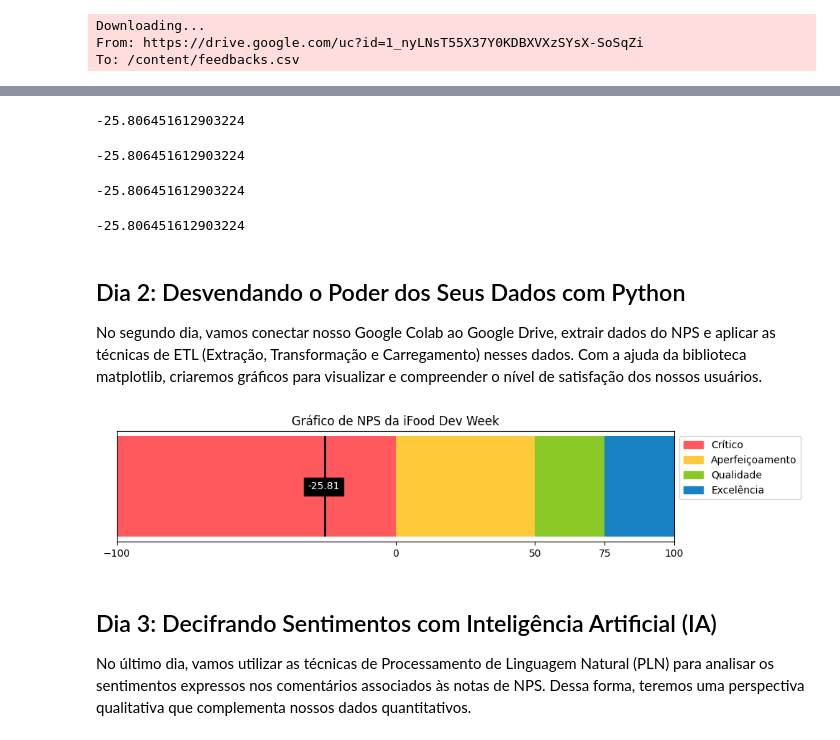
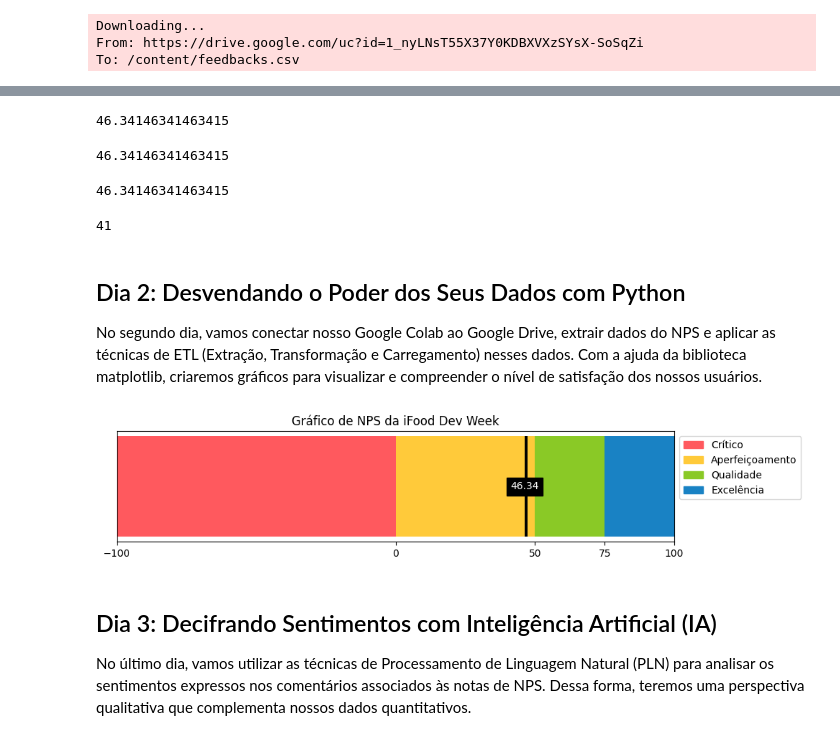
Before and after one commit to IgorMoraes07/IfoodDevWeek, a Jupyter notebook: ifood_dev_week_IgorMoraes.ipynb, the cells around one changed output, grey strips where cells are left out. Cells and saved outputs as stored; diff of their text form; code cells hidden in the pictures.

```diff
--- a/ifood_dev_week_IgorMoraes.ipynb
+++ b/ifood_dev_week_IgorMoraes.ipynb
@@ -63,29 +67,3 @@ print(nps)
-# %%
-#@title
-"""
-Versão 1: Paradigma Imperativo.
-
-Este script lê um arquivo CSV contendo feedback de usuários, no qual cada feedback tem uma nota associada.
-O NPS é calculado como a diferença entre o percentual de promotores (nota >= 9) e detratores (nota <= 6), multiplicada por 100.
-A implementação é realizada de uma maneira imperativa, onde os comandos são executados sequencialmente.
-"""
-
-notas = dados['nota']
-
-detratores = 0
-promotores = 0
-
-for nota in notas:
-  if nota >= 9:
-    promotores += 1
-  elif nota <= 6:
-    detratores += 1
-
-nps = (promotores - detratores) / len(notas) * 100
-
-print(nps)
-# %% [output]
--25.806451612903224
 # %%
 #@title
 """
@@ -110,7 +88,7 @@ nps = calcular_nps(notas)
 
 print(nps)
 # %% [output]
--25.806451612903224
+46.34146341463415
 # %%
 # TODO: Evoluir a implementação para separar melhor as responsabilidades.
 #       Código Versão 2 (Paradigma Funcional).
@@ -136,7 +114,7 @@ notas = dados['nota']
 
 print(calcular_nps(notas))
 # %% [output]
--25.806451612903224
+46.34146341463415
 # %%
 # TODO: Abstrair o problema com classes, transformando os dados em objetos de negócico.
 #       Código Versão 3 (Paradigma Orientado a Objetos).
@@ -167,57 +145,48 @@ nps = analisador.calcular_nps()
 
 print(nps)
 # %% [output]
--25.806451612903224
+46.34146341463415
+# %%
+len(notas)
+# %% [output]
+41
 # %% [markdown]
 ## Dia 2: Desvendando o Poder dos Seus Dados com Python
 
 No segundo dia, vamos conectar nosso Google Colab ao Google Drive, extrair dados do NPS e aplicar as técnicas de ETL (Extração, Transformação e Carregamento) nesses dados. Com a ajuda da biblioteca matplotlib, criaremos gráficos para visualizar e compreender o nível de satisfação dos nossos usuários.
 # %%
-"""
-Criar um gráfico usando "matplotlib" para visualizar o NPS que calculamos no Dia 1!
-"""
-
 import matplotlib.pyplot as plt
 import matplotlib.patches as mpatches
 
 # Definição das constantes que usaremos para visualizar o NPS
 NPS_ZONAS =   ['Crítico', 'Aperfeiçoamento', 'Qualidade', 'Excelência']
 NPS_VALORES = [-100, 0, 50, 75, 100]
 NPS_CORES =   ['#FF595E', '#FFCA3A', '#8AC926', '#1982C4']
 
+# TODO: Criar um gráfico usando "matplotlib" para visualizar o NPS que calculamos no Dia 1!
 def criar_grafico_nps(nps):
-  # Inicia a figura e os eixos.
   fig, ax = plt.subplots(figsize=(10, 2))
 
-  # Itera sobre as zonas para criar a barra de cores do gráfico.
   for i, zona in enumerate(NPS_ZONAS):
     ax.barh([0], width=NPS_VALORES[i+1]-NPS_VALORES[i], left=NPS_VALORES[i], color=NPS_CORES[i])
 
-  # Cria a "seta" que vai indicar o NPS no gráfico.
   ax.barh([0], width=1, left=nps, color='black')
-  # Remove os ticks do eixo Y
   ax.set_yticks([])
-  # Define os limites do eixo X
   ax.set_xlim(-100, 100)
-  # Define os ticks do eixo X
   ax.set_xticks(NPS_VALORES)
 
-  # Inclui um texto com o valor de NPS, o qual ficará alinhado com a "seta" criada anteriormente.
   plt.text(nps, 0, f'{nps:.2f}', ha='center', va='center', color='white', bbox=dict(facecolor='black'))
 
-  # Cria a legenda do gráfico
   patches = [mpatches.Patch(color=NPS_CORES[i], label=NPS_ZONAS[i]) for i in range(len(NPS_ZONAS))]
   plt.legend(handles=patches, bbox_to_anchor=(1,1))
 
-  # Inclui um título no gráfico.
   plt.title('Gráfico de NPS da iFood Dev Week')
 
-  # Mostra o gráfico.
   plt.show()
 
 criar_grafico_nps(nps)
 # %% [output]
-[figure, old version]
+[figure, new version]
 # %% [markdown]
 ## Dia 3: Decifrando Sentimentos com Inteligência Artificial (IA)
 
```
Also changed, not shown: parts of 7 cells of this notebook.
